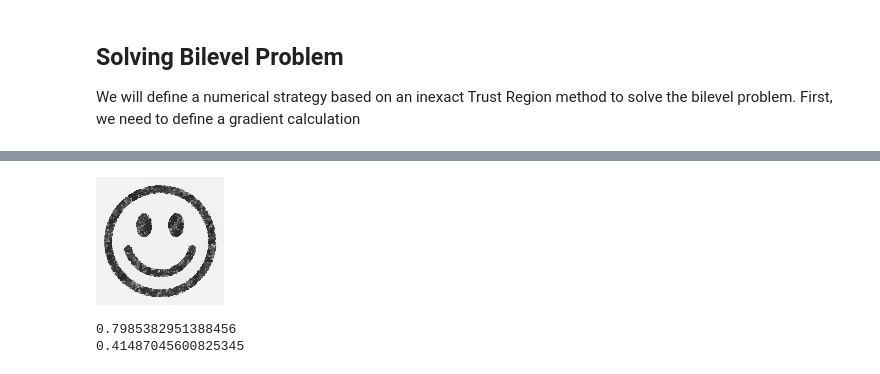
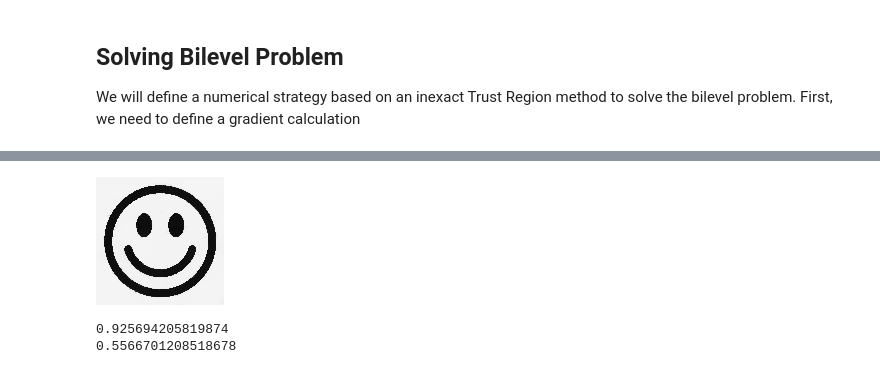
Before and after one commit to dvillacis/BilevelImagingParameterLearning.jl, a Jupyter notebook: demo/bilevel_scalar_rof/Scalar Bilevel ROF SMILEY.ipynb, the cells around one changed output, grey strips where cells are left out. Saved outputs shown, nothing was run; the diff lists cells and outputs as text; code cells hidden in the pictures.

```diff
--- a/demo/bilevel_scalar_rof/Scalar Bilevel ROF SMILEY.ipynb
+++ b/demo/bilevel_scalar_rof/Scalar Bilevel ROF SMILEY.ipynb
@@ -41,8 +37,8 @@ First, we will plot the cost function to see the form it has for this particular
 # %%
 # Lower Level Solver
 function lower_level_solver(u,f,λ,K)
-    @minimize ls(-K'*u+f) + conj(λ*norm(u,2,1,2)) with ForwardBackward(tol = 1e-3, gamma = 1/8, fast = true)
-    return -K'*(~u)+f
+    @minimize λ*ls(-(1/λ)*K'*u+f) + conj(norm(u,2,1,2)) with ForwardBackward(tol = 1e-4, gamma = 1/8, fast = true)
+    return -(1/λ)*K'*(~u)+f
 end
 
 # Upper level cost
@@ -54,5 +50,5 @@ upper_level_cost (generic function with 1 method)
 # %%
 K = Variation(size(f)) # Define the finite differences gradient operator
 u = Variable(size(K,1)...)
-α = 0.01;
+α = 0.1;
 # %%
@@ -129,7 +119,9 @@ trust_region_solver (generic function with 4 methods)
+# %%
+lambda_0 = 5
+radius_0 = 0.1
+tol = 1e-6
+check = 1;
 # %%
-lambda_0 = 5
-radius_0 = 0.1
-tol = 1e-4
 model = 1
-lambda_opt = trust_region_solver(lower_level_solver,upper_level_cost,lambda_0,f,z,radius_0,tol,model)
+lambda_opt_1 = trust_region_solver(lower_level_solver,upper_level_cost,lambda_0,α,f,z,radius_0,tol,model,check)
 # %% [output]
@@ -154,11 +146,11 @@ TR Iteration 27: rho_k = -1.62, radius = 0.0001, lambda = 0.1565, g_k = 81.15, B
 # %%
-u_opt = lower_level_solver(u,f,lambda_opt,K)
-Gray.(u_opt)
+u_opt_1 = lower_level_solver(u,f,lambda_opt_1,K)
+Gray.(u_opt_1)
 # %% [output]
-[figure, old version]
+[figure, new version]
 # %%
-println(ssim(u_opt,z))
+println(ssim(u_opt_1,z))
 println(ssim(f,z))
 # %% [output]
-0.7985382951388456
-0.41487045600825345
+0.925694205819874
+0.5566701208518678
```
Also changed, not shown: parts of 17 cells of this notebook, 12 other files.
